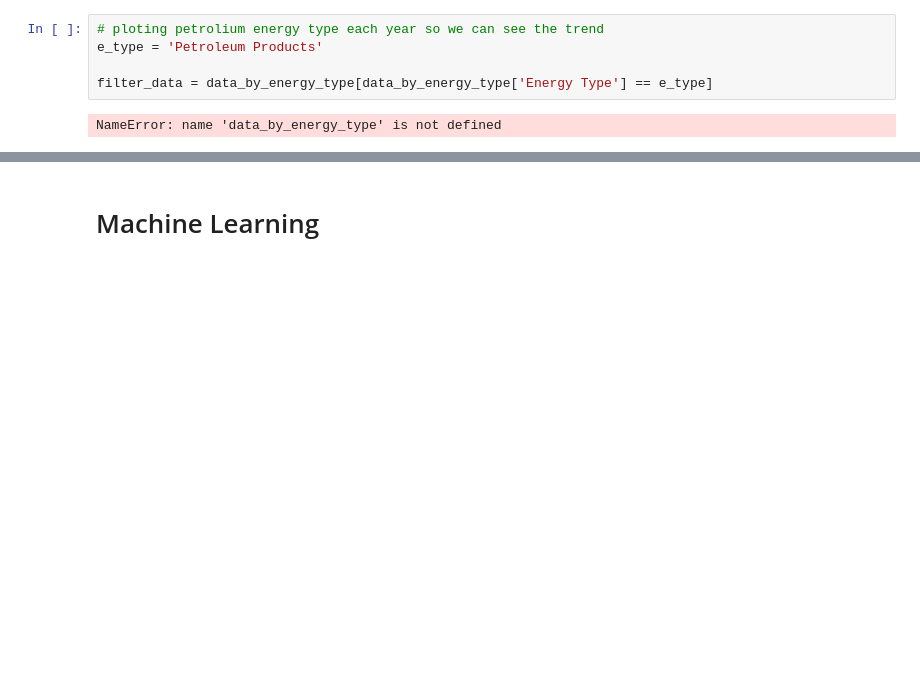
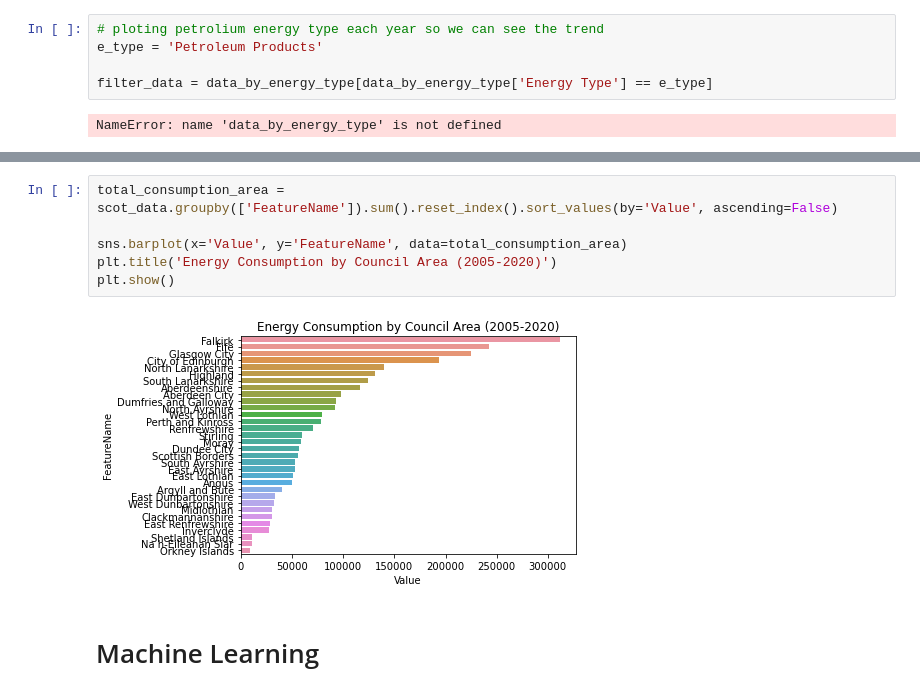
Before and after one commit to kirankrch24/MSc-Project, a Jupyter notebook: Main .ipynb, the cells around one changed output, grey strips where cells are left out. Drawn from its saved outputs; the diff is of its cells as text; blank space fills up the shorter version.

```diff
--- a/Main .ipynb
+++ b/Main .ipynb
@@ -384,3 +418,11 @@ NameError: name 'data_by_energy_type' is not defined
+# %%
+total_consumption_area = scot_data.groupby(['FeatureName']).sum().reset_index().sort_values(by='Value', ascending=False)
+
+sns.barplot(x='Value', y='FeatureName', data=total_consumption_area)
+plt.title('Energy Consumption by Council Area (2005-2020)')
+plt.show()
+# %% [output]
+[figure, added]
 # %% [markdown]
 # Machine Learning
 # %%
```
Also changed, not shown: parts of 4 cells of this notebook.
